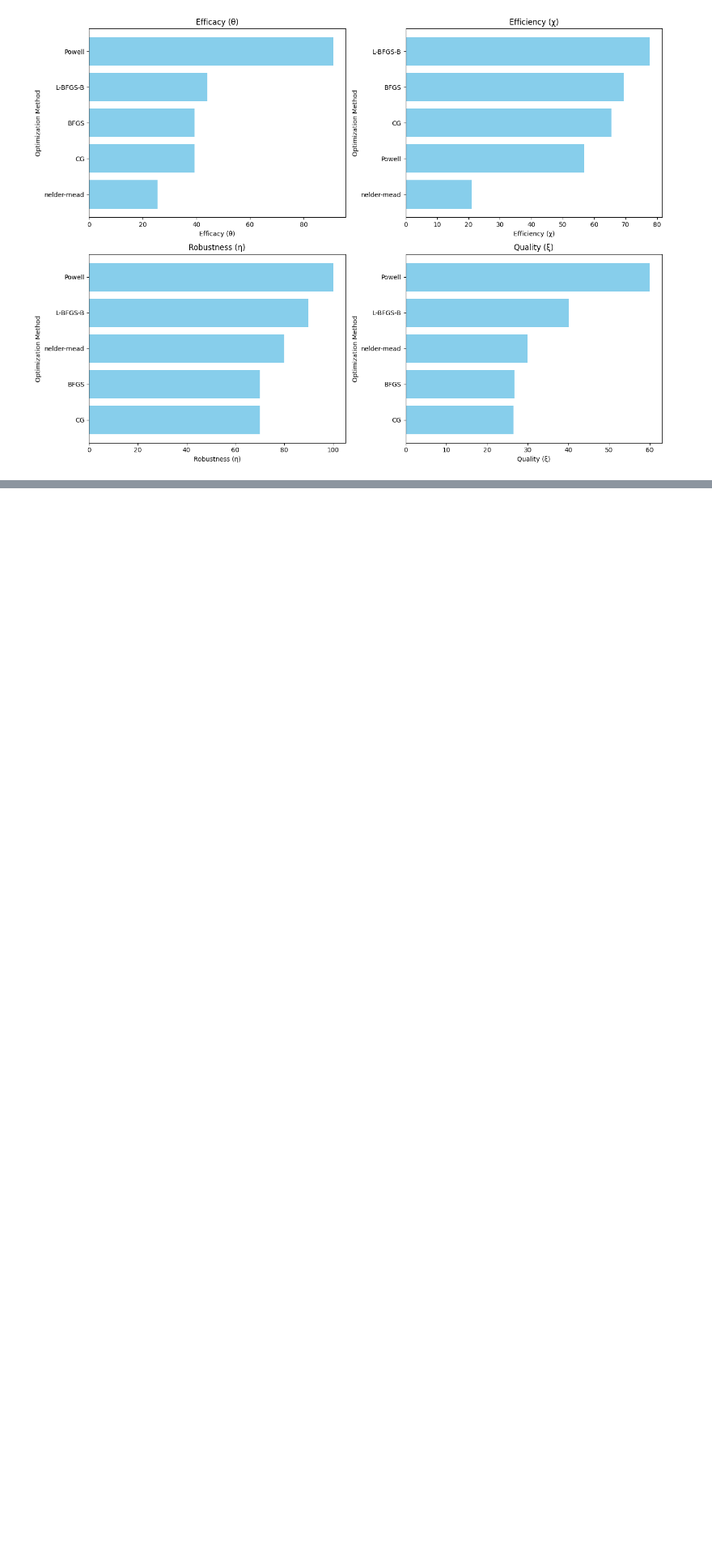
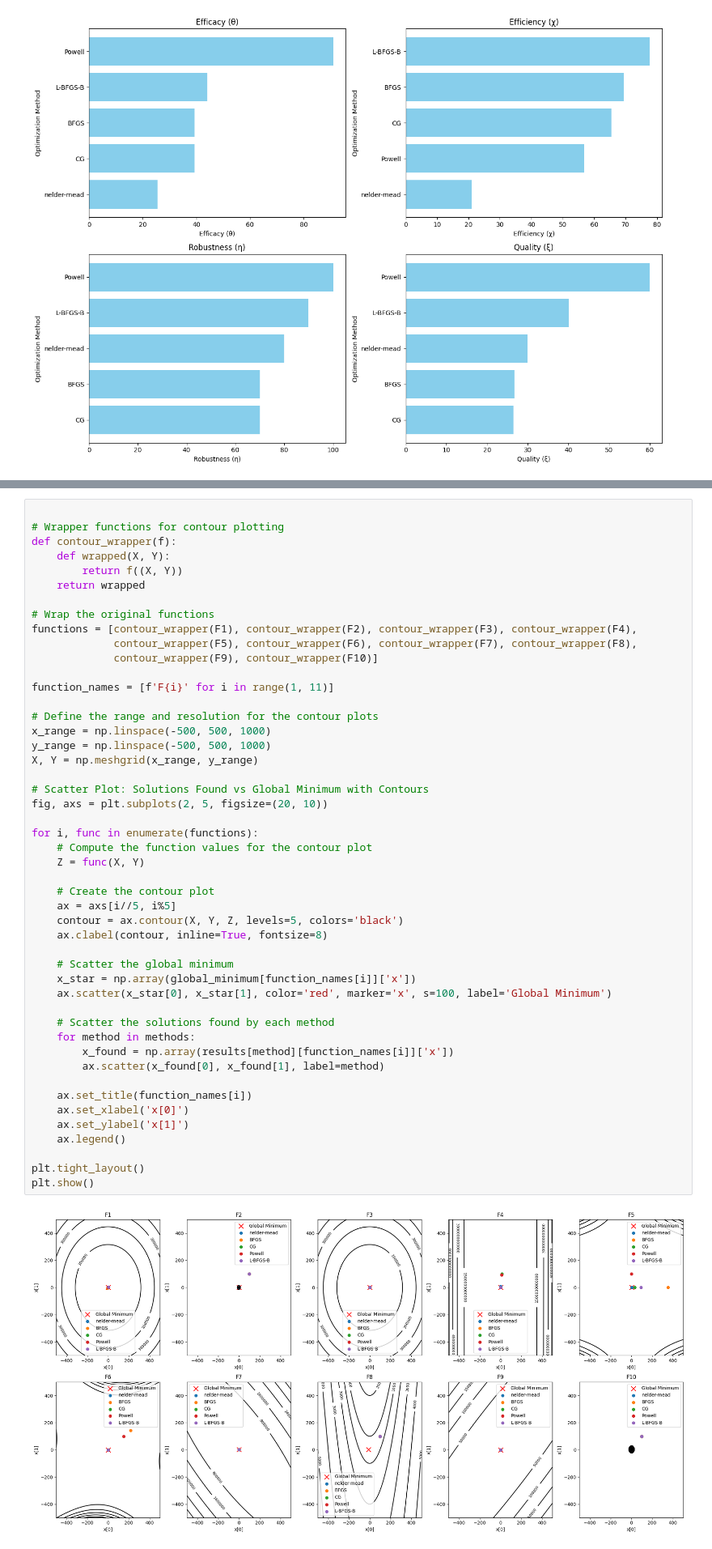
Before and after one commit to davibelo/EQE855_Lista_Exercicio, a Jupyter notebook: resposta3.ipynb, the cells around one changed output, grey strips where cells are left out. Shown: that part at 81% size. Saved outputs shown, nothing was run; the diff lists cells and outputs as text; blank space fills up the shorter version.

```diff
--- a/resposta3.ipynb
+++ b/resposta3.ipynb
@@ -304,0 +380,50 @@ plt.show()
+# %%
+
+# Wrapper functions for contour plotting
+def contour_wrapper(f):
+    def wrapped(X, Y):
+        return f((X, Y))
+    return wrapped
+
+# Wrap the original functions
+functions = [contour_wrapper(F1), contour_wrapper(F2), contour_wrapper(F3), contour_wrapper(F4),
+             contour_wrapper(F5), contour_wrapper(F6), contour_wrapper(F7), contour_wrapper(F8),
+             contour_wrapper(F9), contour_wrapper(F10)]
+
+function_names = [f'F{i}' for i in range(1, 11)]
+
+# Define the range and resolution for the contour plots
+x_range = np.linspace(-500, 500, 1000)
+y_range = np.linspace(-500, 500, 1000)
+X, Y = np.meshgrid(x_range, y_range)
+
+# Scatter Plot: Solutions Found vs Global Minimum with Contours
+fig, axs = plt.subplots(2, 5, figsize=(20, 10))
+
+for i, func in enumerate(functions):
+    # Compute the function values for the contour plot
+    Z = func(X, Y)
+
+    # Create the contour plot
+    ax = axs[i//5, i%5]
+    contour = ax.contour(X, Y, Z, levels=5, colors='black')
+    ax.clabel(contour, inline=True, fontsize=8)
+
+    # Scatter the global minimum
+    x_star = np.array(global_minimum[function_names[i]]['x'])
+    ax.scatter(x_star[0], x_star[1], color='red', marker='x', s=100, label='Global Minimum')
+
+    # Scatter the solutions found by each method
+    for method in methods:
+        x_found = np.array(results[method][function_names[i]]['x'])
+        ax.scatter(x_found[0], x_found[1], label=method)
+
+    ax.set_title(function_names[i])
+    ax.set_xlabel('x[0]')
+    ax.set_ylabel('x[1]')
+    ax.legend()
+
+plt.tight_layout()
+plt.show()
+# %% [output]
+[figure, added]
```
Also changed, not shown: parts of 3 cells of this notebook.
